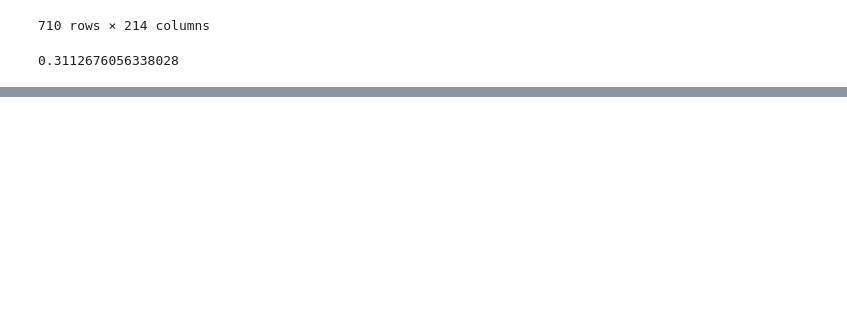
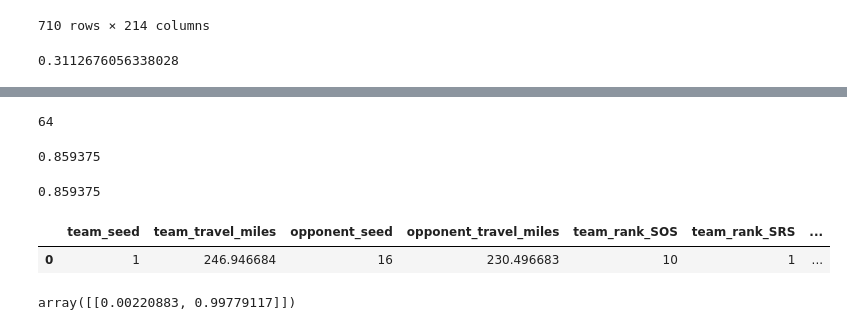
Before and after one commit to obnicholson/march_madness_predictions, a Jupyter notebook: bracket_model.ipynb, the cells around one changed output, grey strips where cells are left out. Drawn from its saved outputs; the diff is of its cells as text; code cells hidden in the pictures; blank space fills up the shorter version.

```diff
--- a/bracket_model.ipynb
+++ b/bracket_model.ipynb
@@ -384,0 +602,23 @@ classifier.score(X_upsets_rd_1, y_upsets_rd_1)
+# %%
+tourn_2018 = model_input_df.loc[(model_input_df['year'] == '2018') & (model_input_df['round'] == 1), :]
+len(tourn_2018)
+# %% [output]
+64
+# %%
+X_2018 = tourn_2018[['team_seed', 'team_travel_miles', 'opponent_seed', 'opponent_travel_miles', 'team_rank_SOS',
+                       'team_rank_SRS', 'team_rank_ast', 'team_rank_blk', 'team_rank_fg',
+                      'team_rank_fg2', 'team_rank_fg2_pct', 'team_rank_fg2a', 'team_rank_fg3', 'team_rank_fg3_pct',
+                      'team_rank_fg3a', 'team_rank_fg_pct', 'team_rank_fga', 'team_rank_ft', 'team_rank_ft_pct',
+                      'team_rank_fta', 'team_rank_pts', 'team_rank_pts_per_g', 'team_rank_stl', 'team_rank_trb',
+                       'opponent_team_rank_SOS', 'opponent_team_rank_SRS', 'opponent_team_rank_ast',
+                       'opponent_team_rank_blk', 'opponent_team_rank_fg', 'opponent_team_rank_fg2',
+                       'opponent_team_rank_fg2_pct', 'opponent_team_rank_fg2a', 'opponent_team_rank_fg3',
+                       'opponent_team_rank_fg3_pct', 'opponent_team_rank_fg3a', 'opponent_team_rank_fg_pct',
+                       'opponent_team_rank_fga', 'opponent_team_rank_ft', 'opponent_team_rank_ft_pct',
+                       'opponent_team_rank_fta', 'opponent_team_rank_pts', 'opponent_team_rank_pts_per_g',
+                       'opponent_team_rank_stl', 'opponent_team_rank_trb']]
+y_2018 = tourn_2018['outcome']
+# %%
+classifier.score(X_2018, y_2018)
+# %% [output]
+0.859375
@@ -384,0 +637,12 @@ classifier.score(X_upsets_rd_1, y_upsets_rd_1)
+# %%
+restored_model.score(X_2018, y_2018)
+# %% [output]
+0.859375
+# %%
+X_2018_test_game = X_2018.iloc[0:1,:]
+y_2018_test_game = y_2018.iloc[0]
+
+X_2018_test_game
+# %% [output]
+|  | team_seed | team_travel_miles | opponent_seed | opponent_travel_miles | team_rank_SOS | team_rank_SRS | ... |
+| 0 | 1 | 246.946684 | 16 | 230.496683 | 10 | 1 | ... |
@@ -384,0 +651,4 @@ classifier.score(X_upsets_rd_1, y_upsets_rd_1)
+# %%
+testing_probability
+# %% [output]
+array([[0.00220883, 0.99779117]])
```
Also changed, not shown: parts of 50 cells of this notebook, 1 other file.
